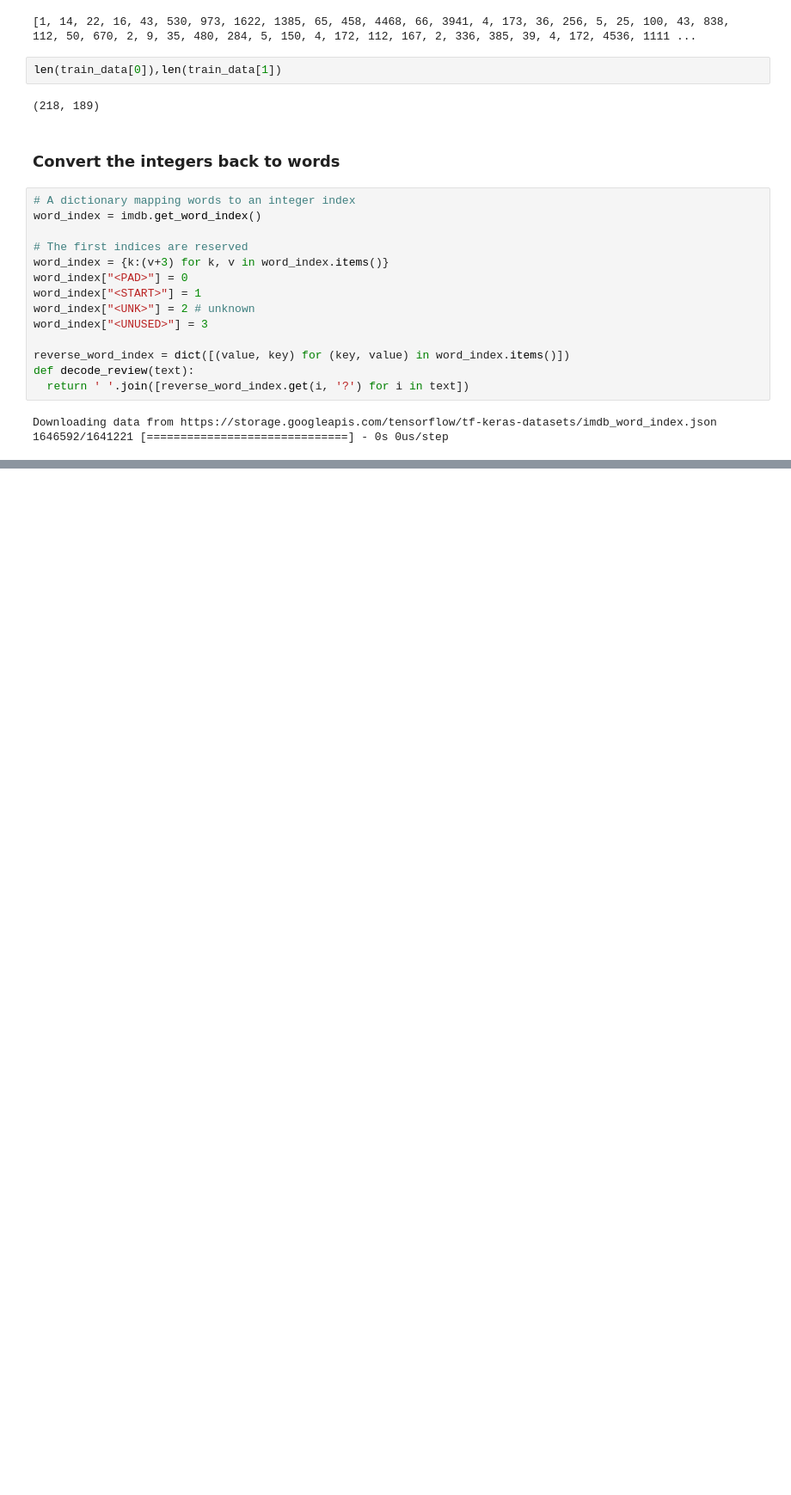
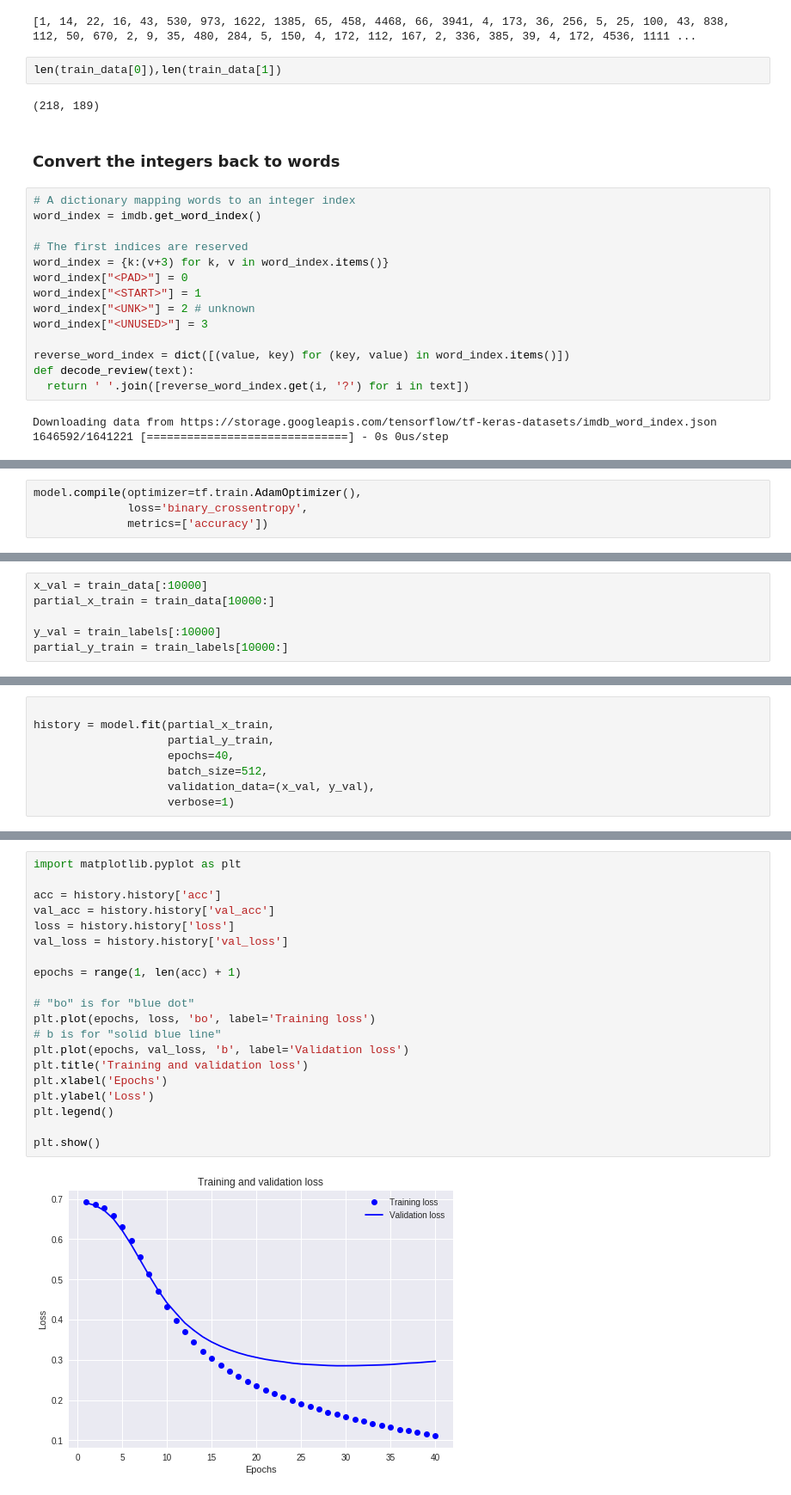
Before and after one commit to UNO998/tensorFlow_tutor, a Jupyter notebook: TENSORFLOW_TUTOR/Movie_Review_Classification.ipynb, the cells around one changed output, grey strips where cells are left out. Shown: that part at 86% size. Cells and saved outputs as stored; diff of their text form; blank space fills up the shorter version.

```diff
--- a/TENSORFLOW_TUTOR/Movie_Review_Classification.ipynb
+++ b/TENSORFLOW_TUTOR/Movie_Review_Classification.ipynb
@@ -55,0 +129,4 @@ Downloading data from https://storage.googleapis.com/tensorflow/tf-keras-dataset
+# %%
+model.compile(optimizer=tf.train.AdamOptimizer(),
+              loss='binary_crossentropy',
+              metrics=['accuracy'])
@@ -55,0 +135,6 @@ Downloading data from https://storage.googleapis.com/tensorflow/tf-keras-dataset
+# %%
+x_val = train_data[:10000]
+partial_x_train = train_data[10000:]
+
+y_val = train_labels[:10000]
+partial_y_train = train_labels[10000:]
@@ -55,0 +147,8 @@ Downloading data from https://storage.googleapis.com/tensorflow/tf-keras-dataset
+# %%
+
+history = model.fit(partial_x_train,
+                    partial_y_train,
+                    epochs=40,
+                    batch_size=512,
+                    validation_data=(x_val, y_val),
+                    verbose=1)
@@ -55,0 +189,22 @@ Downloading data from https://storage.googleapis.com/tensorflow/tf-keras-dataset
+# %%
+import matplotlib.pyplot as plt
+
+acc = history.history['acc']
+val_acc = history.history['val_acc']
+loss = history.history['loss']
+val_loss = history.history['val_loss']
+
+epochs = range(1, len(acc) + 1)
+
+# "bo" is for "blue dot"
+plt.plot(epochs, loss, 'bo', label='Training loss')
+# b is for "solid blue line"
+plt.plot(epochs, val_loss, 'b', label='Validation loss')
+plt.title('Training and validation loss')
+plt.xlabel('Epochs')
+plt.ylabel('Loss')
+plt.legend()
+
+plt.show()
+# %% [output]
+[figure, added]
```
Also changed, not shown: parts of 17 cells of this notebook.
